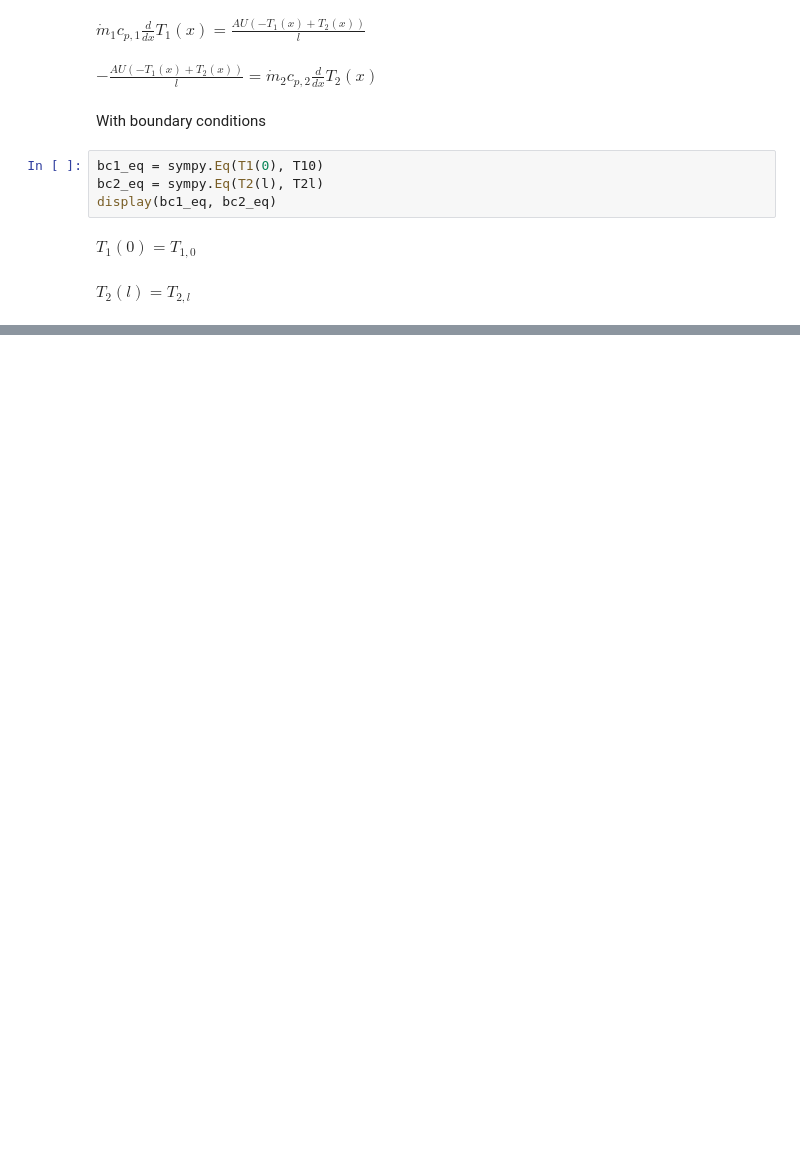
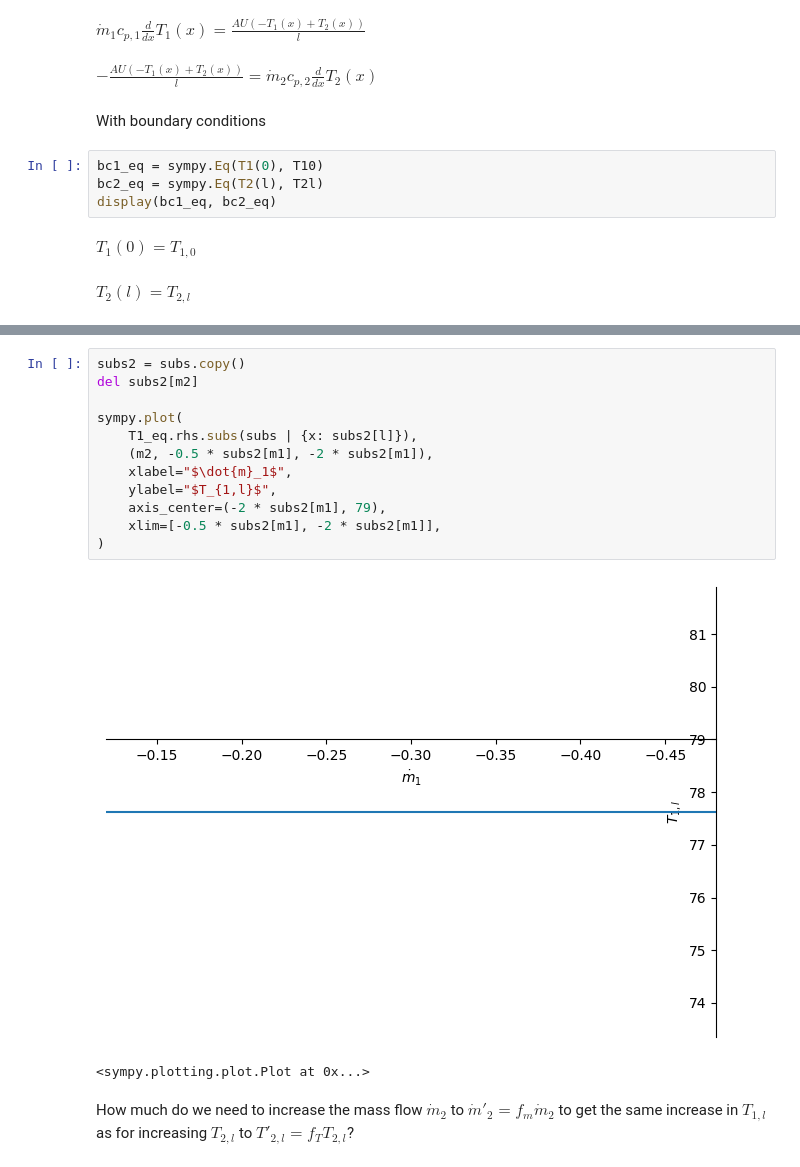
Before and after one commit to zuckerruebe/notebooks, a Jupyter notebook: lmtd.ipynb, the cells around one changed output, grey strips where cells are left out. Cells and saved outputs as stored; diff of their text form; blank space fills up the shorter version.

Commit message:
Show effects of increasing mass flow vs. temperature.

```diff
--- a/lmtd.ipynb
+++ b/lmtd.ipynb
@@ -248,0 +110,17 @@ sympy.plot(T1lp_ones_sol, T20p_ones_sol, (f, 1, 5), legend=True)
+# %%
+subs2 = subs.copy()
+del subs2[m2]
+
+sympy.plot(
+    T1_eq.rhs.subs(subs | {x: subs2[l]}),
+    (m2, -0.5 * subs2[m1], -2 * subs2[m1]),
+    xlabel="$\dot{m}_1$",
+    ylabel="$T_{1,l}$",
+    axis_center=(-2 * subs2[m1], 79),
+    xlim=[-0.5 * subs2[m1], -2 * subs2[m1]],
+)
+# %% [output]
+[figure, added]
+<sympy.plotting.plot.Plot at 0x...>
+# %% [markdown]
+How much do we need to increase the mass flow $\dot{m}_2$ to $\dot{m}'_2 = f_m \dot{m}_2$ to get the same increase in $T_{1,l}$ as for increasing $T_{2,l}$ to $T'_{2,l} = f_T T_{2,l}$?
```
Also changed, not shown: parts of 45 cells of this notebook.
